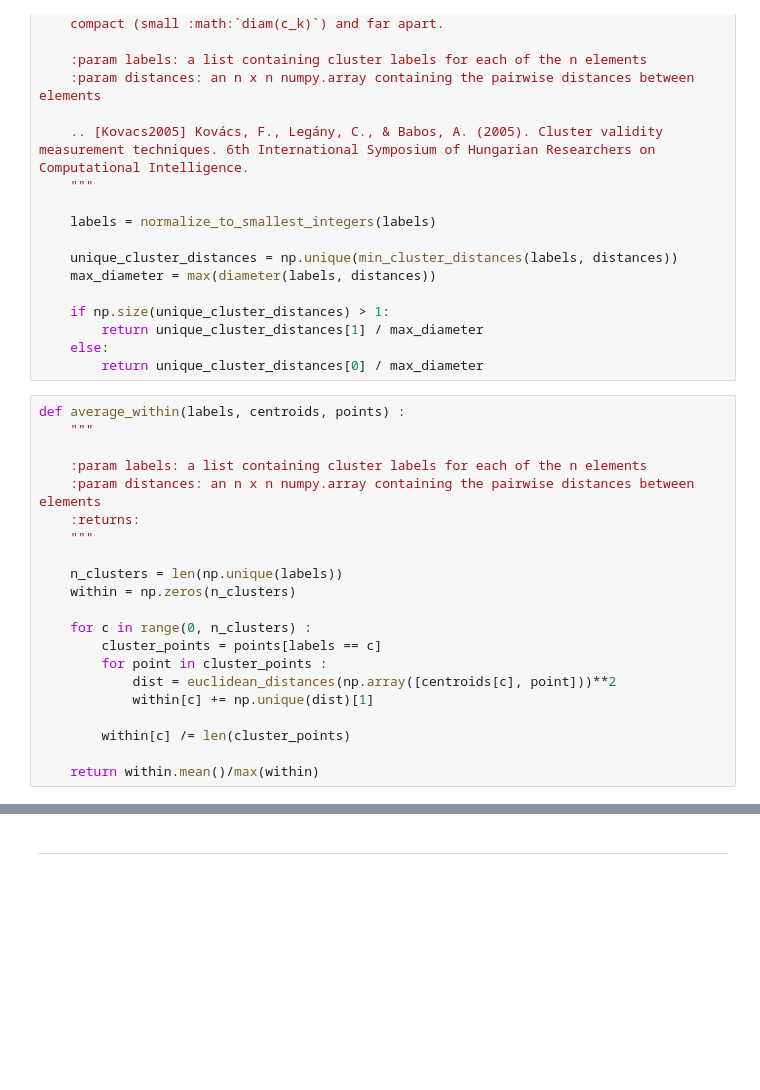
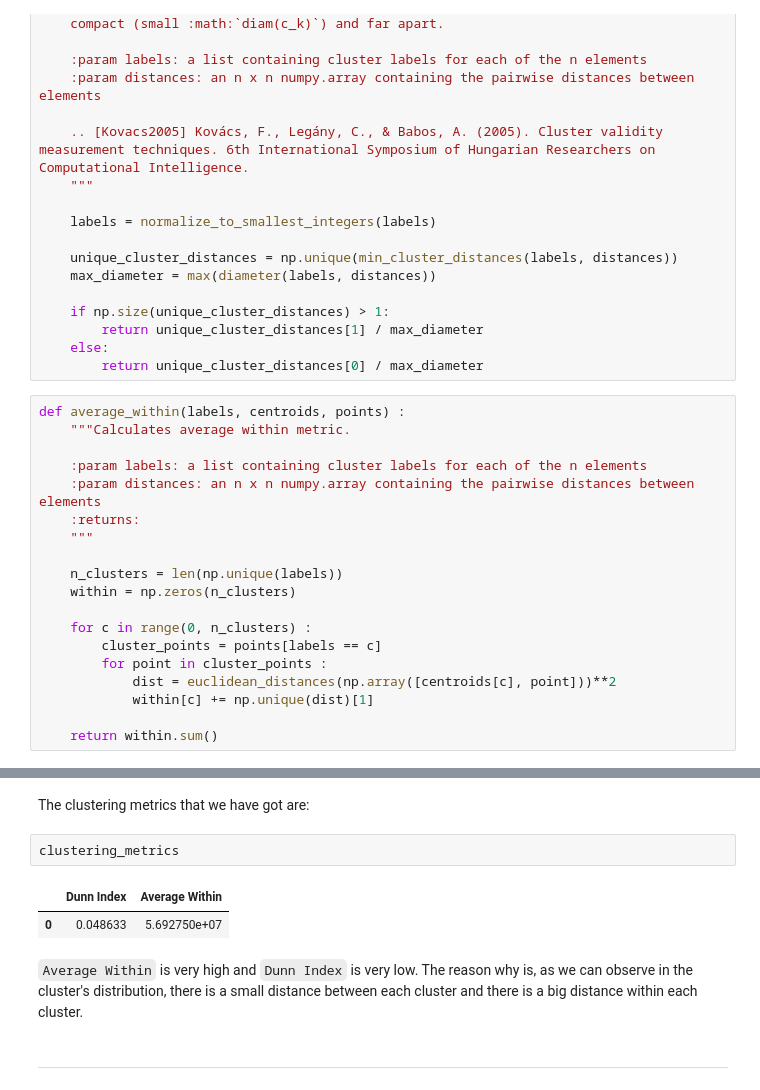
Before and after one commit to jmssalas/master-bigdata-businessanalytics, a Jupyter notebook: 09-masters-thesis/src/clustering.ipynb, the cells around one changed output, grey strips where cells are left out. Cells and saved outputs as stored; diff of their text form; blank space fills up the shorter version.

```diff
--- a/09-masters-thesis/src/clustering.ipynb
+++ b/09-masters-thesis/src/clustering.ipynb
@@ -537,7 +556,7 @@ def dunn(labels, distances):
         return unique_cluster_distances[0] / max_diameter
 # %%
 def average_within(labels, centroids, points) :
-    """
+    """Calculates average within metric.
 
     :param labels: a list containing cluster labels for each of the n elements
     :param distances: an n x n numpy.array containing the pairwise distances between elements
@@ -553,7 +572,5 @@ def average_within(labels, centroids, points) :
             dist = euclidean_distances(np.array([centroids[c], point]))**2
             within[c] += np.unique(dist)[1]
 
-        within[c] /= len(cluster_points)
-
-    return within.mean()/max(within)
+    return within.sum()
 # %%
@@ -570,3 +616,12 @@ average_within =  0.6386260418690844
+# %% [markdown]
+The clustering metrics that we have got are:
+# %%
+clustering_metrics
+# %% [output]
+|  | Dunn Index | Average Within |
+| 0 | 0.048633 | 5.692750e+07 |
+# %% [markdown]
+`Average Within` is very high and `Dunn Index` is very low. The reason why is, as we can observe in the cluster's distribution, there is a small distance between each cluster and there is a big distance within each cluster.
 # %% [markdown]
 ---
 # %% [markdown]
```
Also changed, not shown: parts of 20 cells of this notebook, 10 other files.
